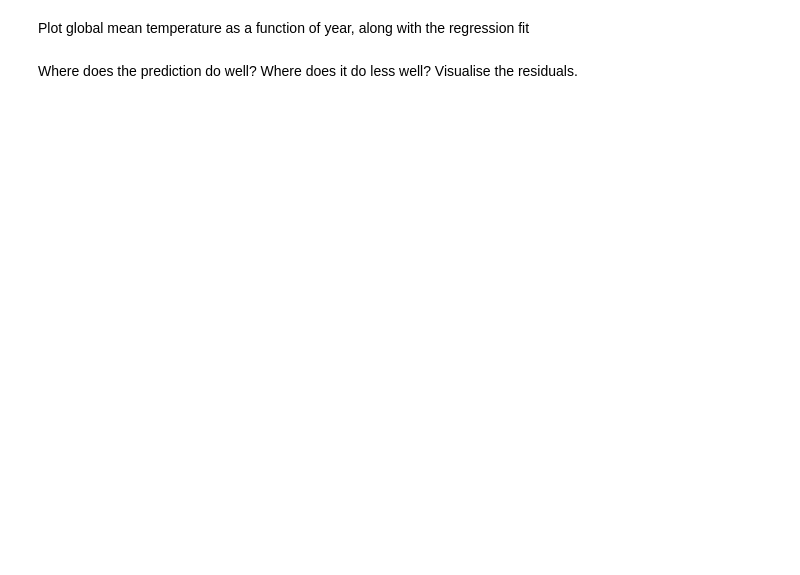
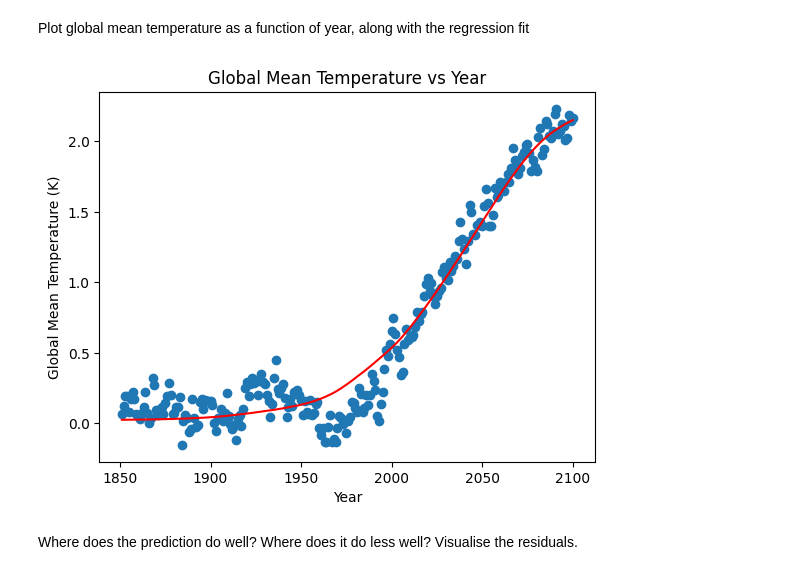
Before and after one commit to TangyKiwi/DSC-200, a Jupyter notebook: Project/Final project.ipynb, the cells around one changed output. Drawn from its saved outputs; the diff is of its cells as text; code cells hidden in the pictures; blank space fills up the shorter version.

```diff
--- a/Project/Final project.ipynb
+++ b/Project/Final project.ipynb
@@ -121,7 +252,20 @@ raise NotImplementedError()
 Plot global mean temperature as a function of year, along with the regression fit
 # %%
 # YOUR CODE HERE
-raise NotImplementedError()
+# plot global mean temperature vs year
+plt.scatter(cumulative_CO2["year"], global_mean_temp)
+# plot linear regression line
+x_years = np.linspace(cumulative_CO2["year"].min(), cumulative_CO2["year"].max(), 250).reshape(-1, 1)
+# need to get corresponding cumulative CO2 for these years
+cumulative_CO2_for_years = np.interp(x_years.flatten(), cumulative_CO2["year"], cumulative_CO2["cumulative_CO2"])
+y_years = model.predict(cumulative_CO2_for_years.reshape(-1, 1))
+plt.plot(x_years, y_years, color="red")
+plt.xlabel("Year")
+plt.ylabel("Global Mean Temperature (K)")
+plt.title("Global Mean Temperature vs Year")
+plt.show()
+# %% [output]
+[figure, added]
 # %% [markdown]
 Where does the prediction do well? Where does it do less well? Visualise the residuals.
 # %%
```
Also changed, not shown: parts of 13 cells of this notebook.
